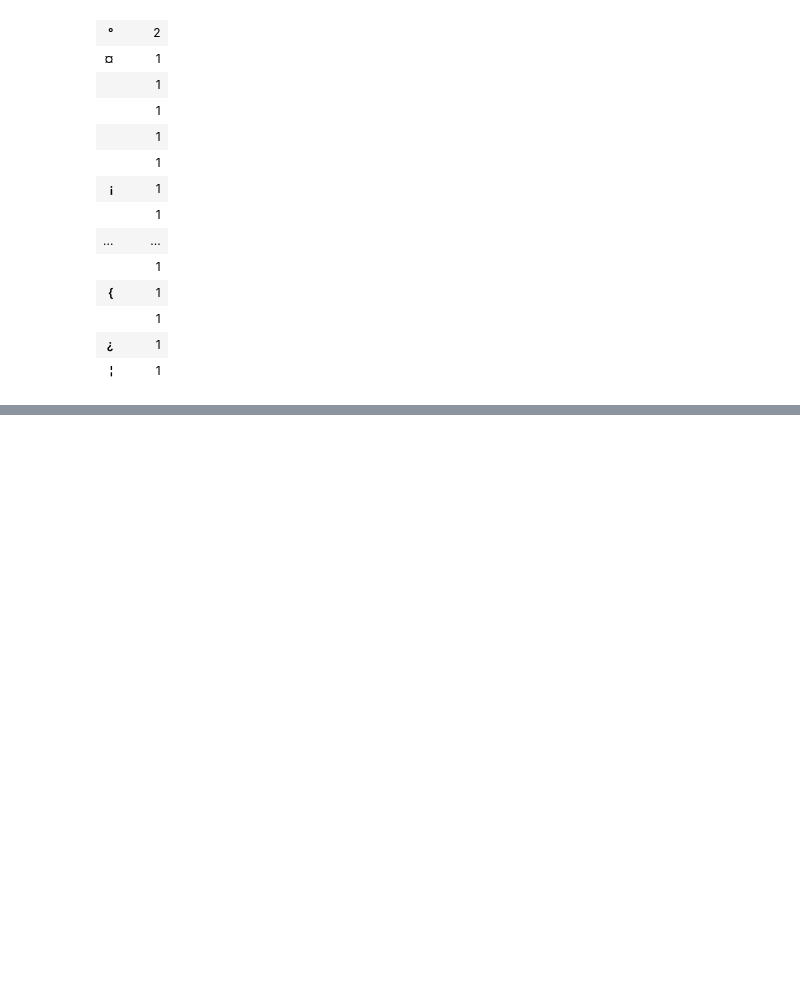
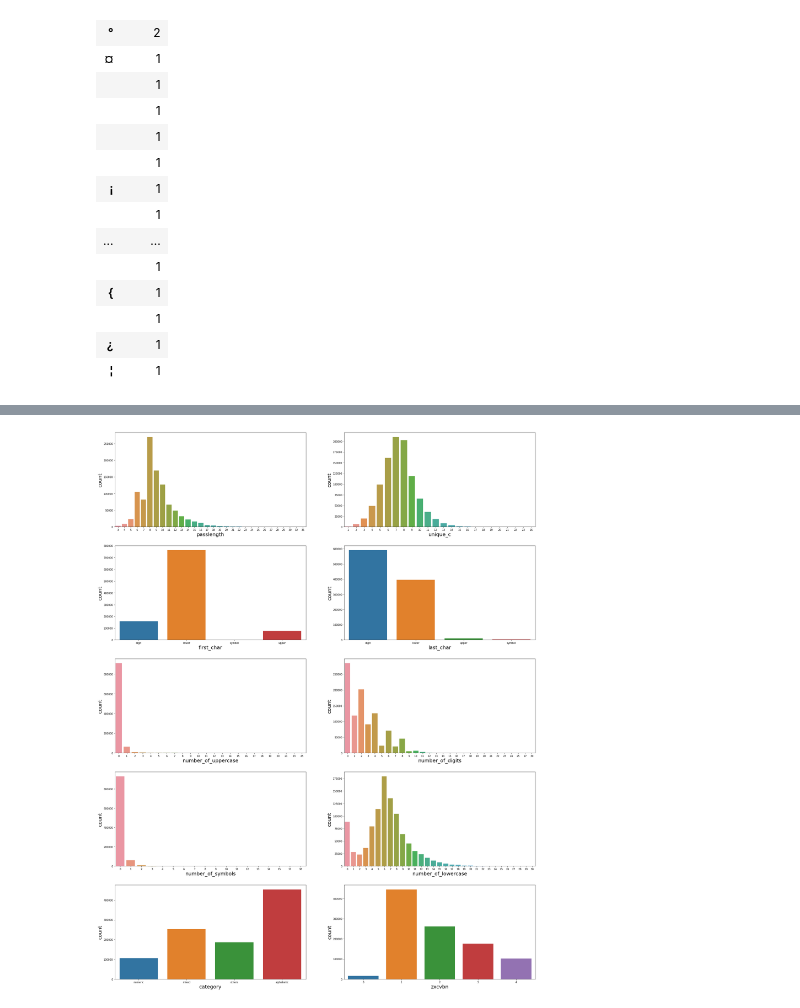
Before and after one commit to ptdk1020/PasswordStrength, a Jupyter notebook: Notebooks/VisualinsightsIntoPasswords.ipynb, the cells around one changed output, grey strips where cells are left out. Drawn from its saved outputs; the diff is of its cells as text; code cells hidden in the pictures; blank space fills up the shorter version.

```diff
--- a/Notebooks/VisualinsightsIntoPasswords.ipynb
+++ b/Notebooks/VisualinsightsIntoPasswords.ipynb
@@ -259,0 +266,5 @@ plt.show()
+# %%
+plt.style.use('ggplot')
+# %%
+dff = pd.read_csv('../data/data2use/data0.csv',index_col=0)
+dff
@@ -259,0 +285,7 @@ plt.show()
+# %%
+# defining categorical/ordinal columns
+categorical = []
+for col in dff.columns:
+    if col not in ['password','frequency','distance_score']:
+        categorical.append(col)
+categorical
@@ -259,0 +303,10 @@ plt.show()
+# %%
+fig, ax = plt.subplots(5,2,figsize=(30,40))
+plt.rc('axes', labelsize=20)    # fontsize of the x and y labels
+# plt.rc('xtick', labelsize=16)
+# plt.rc('ytick', labelsize=26)
+for i in range(len(categorical)):
+    sns.countplot(x=categorical[i], data=dff, ax=ax[i//2,i%2])
+plt.show()
+# %% [output]
+[figure, added]
```
Also changed, not shown: parts of 44 cells of this notebook.
